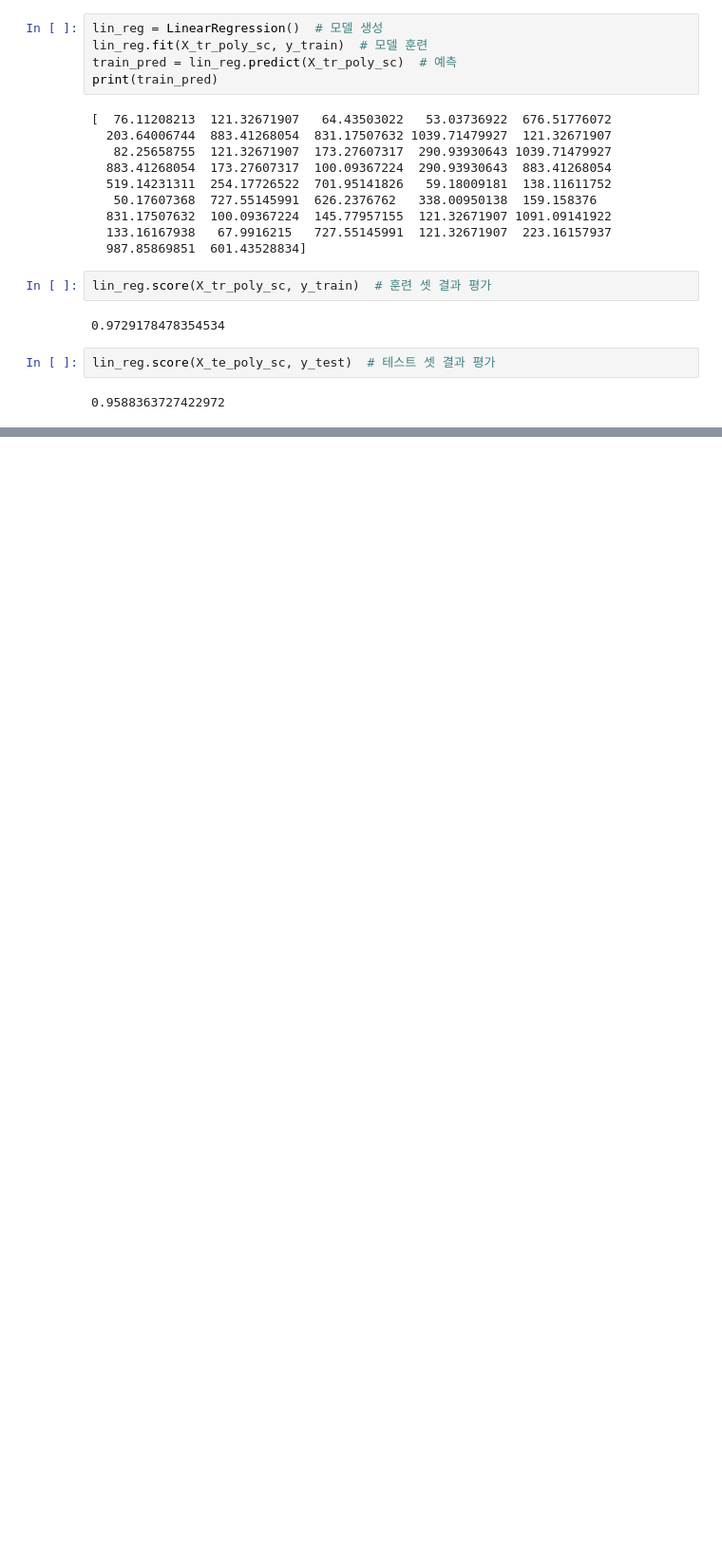
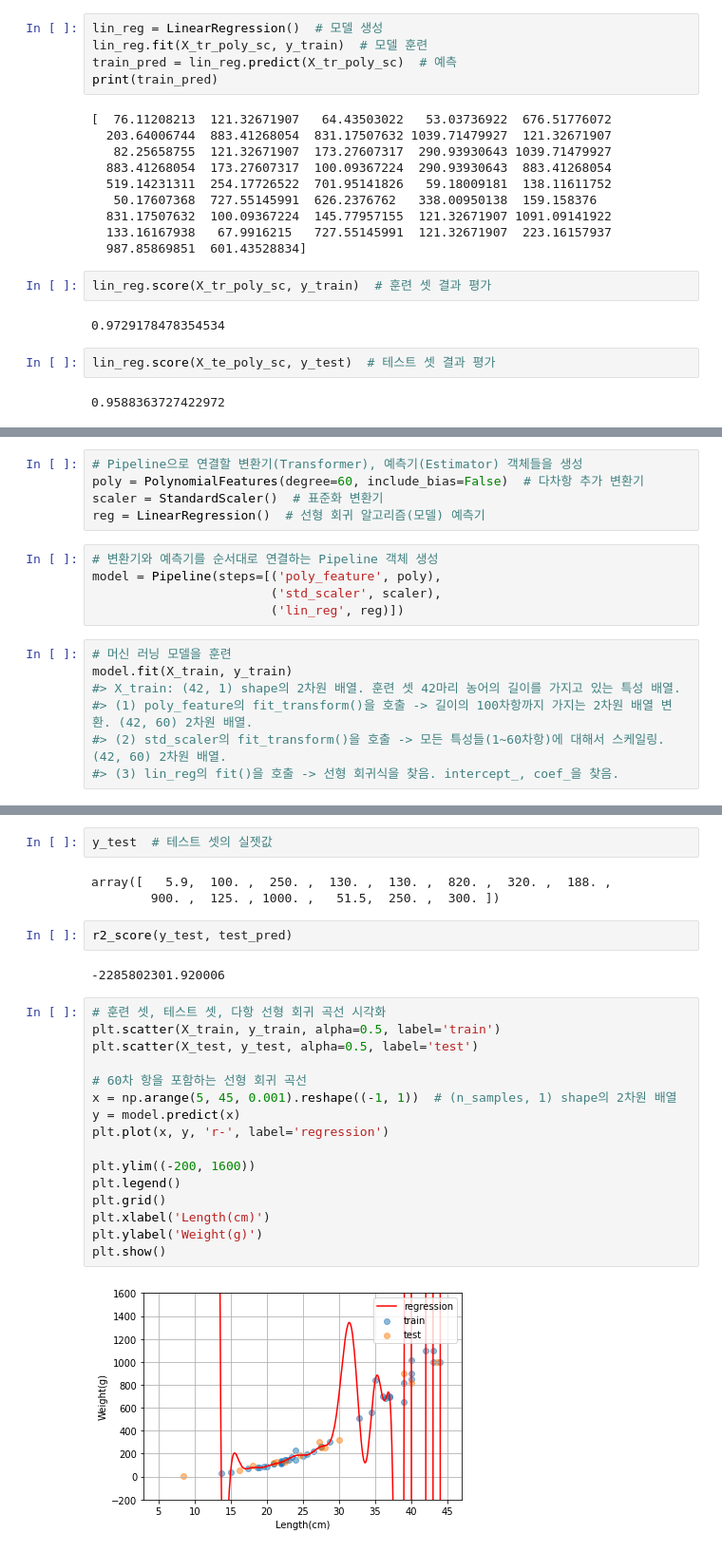
Before and after one commit to DavidJeonKr/lab_python, a Jupyter notebook: ml05_regression.ipynb, the cells around one changed output, grey strips where cells are left out. Shown at 95% size. Saved outputs shown, nothing was run; the diff lists cells and outputs as text; blank space fills up the shorter version.

```diff
--- a/ml05_regression.ipynb
+++ b/ml05_regression.ipynb
@@ -731,0 +741,17 @@ lin_reg.score(X_te_poly_sc, y_test)  # 테스트 셋 결과 평가
+# %%
+# Pipeline으로 연결할 변환기(Transformer), 예측기(Estimator) 객체들을 생성
+poly = PolynomialFeatures(degree=60, include_bias=False)  # 다차항 추가 변환기
+scaler = StandardScaler()  # 표준화 변환기
+reg = LinearRegression()  # 선형 회귀 알고리즘(모델) 예측기
+# %%
+# 변환기와 예측기를 순서대로 연결하는 Pipeline 객체 생성
+model = Pipeline(steps=[('poly_feature', poly),
+                        ('std_scaler', scaler),
+                        ('lin_reg', reg)])
+# %%
+# 머신 러닝 모델을 훈련
+model.fit(X_train, y_train)
+#> X_train: (42, 1) shape의 2차원 배열. 훈련 셋 42마리 농어의 길이를 가지고 있는 특성 배열.
+#> (1) poly_feature의 fit_transform()을 호출 -> 길이의 100차항까지 가지는 2차원 배열 변환. (42, 60) 2차원 배열.
+#> (2) std_scaler의 fit_transform()을 호출 -> 모든 특성들(1~60차항)에 대해서 스케일링. (42, 60) 2차원 배열.
+#> (3) lin_reg의 fit()을 호출 -> 선형 회귀식을 찾음. intercept_, coef_을 찾음.
@@ -731,0 +814,27 @@ lin_reg.score(X_te_poly_sc, y_test)  # 테스트 셋 결과 평가
+# %%
+y_test  # 테스트 셋의 실젯값
+# %% [output]
+array([   5.9,  100. ,  250. ,  130. ,  130. ,  820. ,  320. ,  188. ,
+        900. ,  125. , 1000. ,   51.5,  250. ,  300. ])
+# %%
+r2_score(y_test, test_pred)
+# %% [output]
+-2285802301.920006
+# %%
+# 훈련 셋, 테스트 셋, 다항 선형 회귀 곡선 시각화
+plt.scatter(X_train, y_train, alpha=0.5, label='train')
+plt.scatter(X_test, y_test, alpha=0.5, label='test')
+
+# 60차 항을 포함하는 선형 회귀 곡선
+x = np.arange(5, 45, 0.001).reshape((-1, 1))  # (n_samples, 1) shape의 2차원 배열
+y = model.predict(x)
+plt.plot(x, y, 'r-', label='regression')
+
+plt.ylim((-200, 1600))
+plt.legend()
+plt.grid()
+plt.xlabel('Length(cm)')
+plt.ylabel('Weight(g)')
+plt.show()
+# %% [output]
+[figure, added]
```
Also changed, not shown: parts of 7 cells of this notebook.
